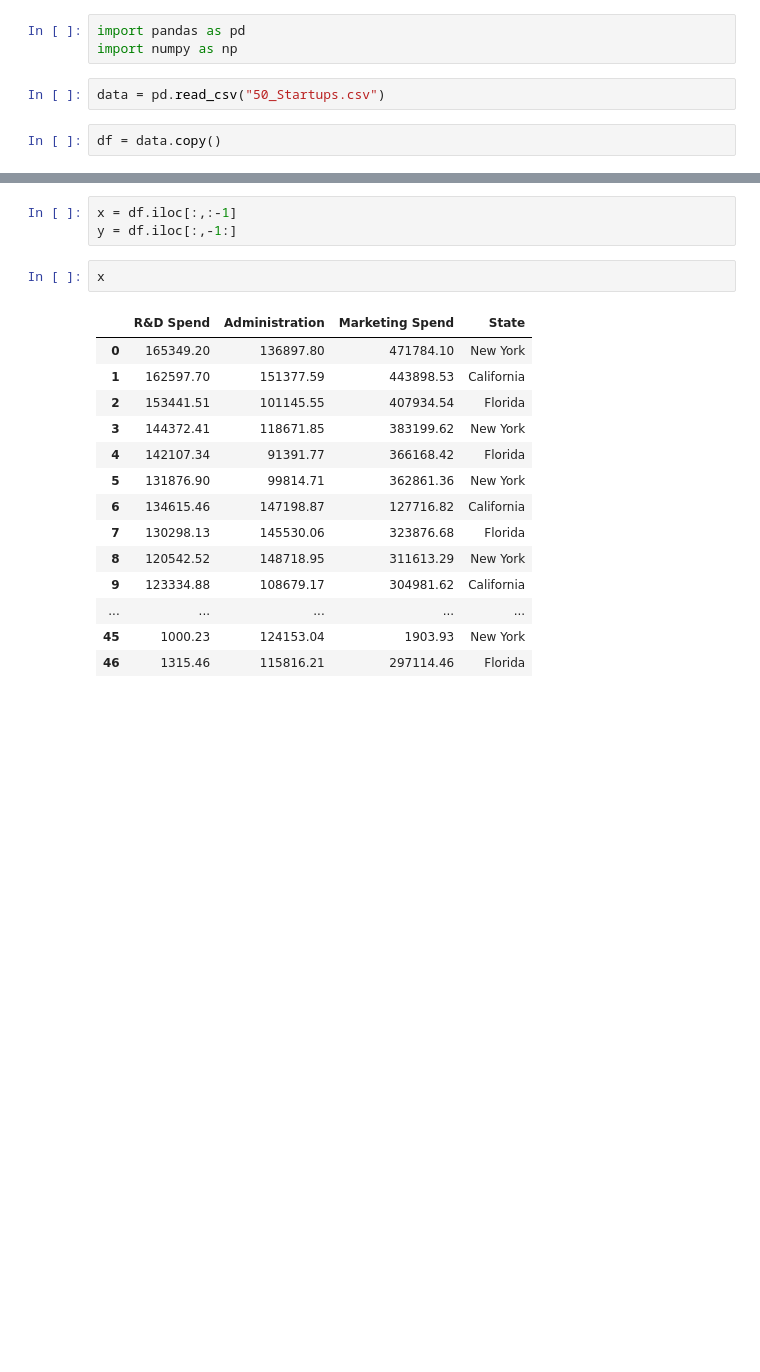
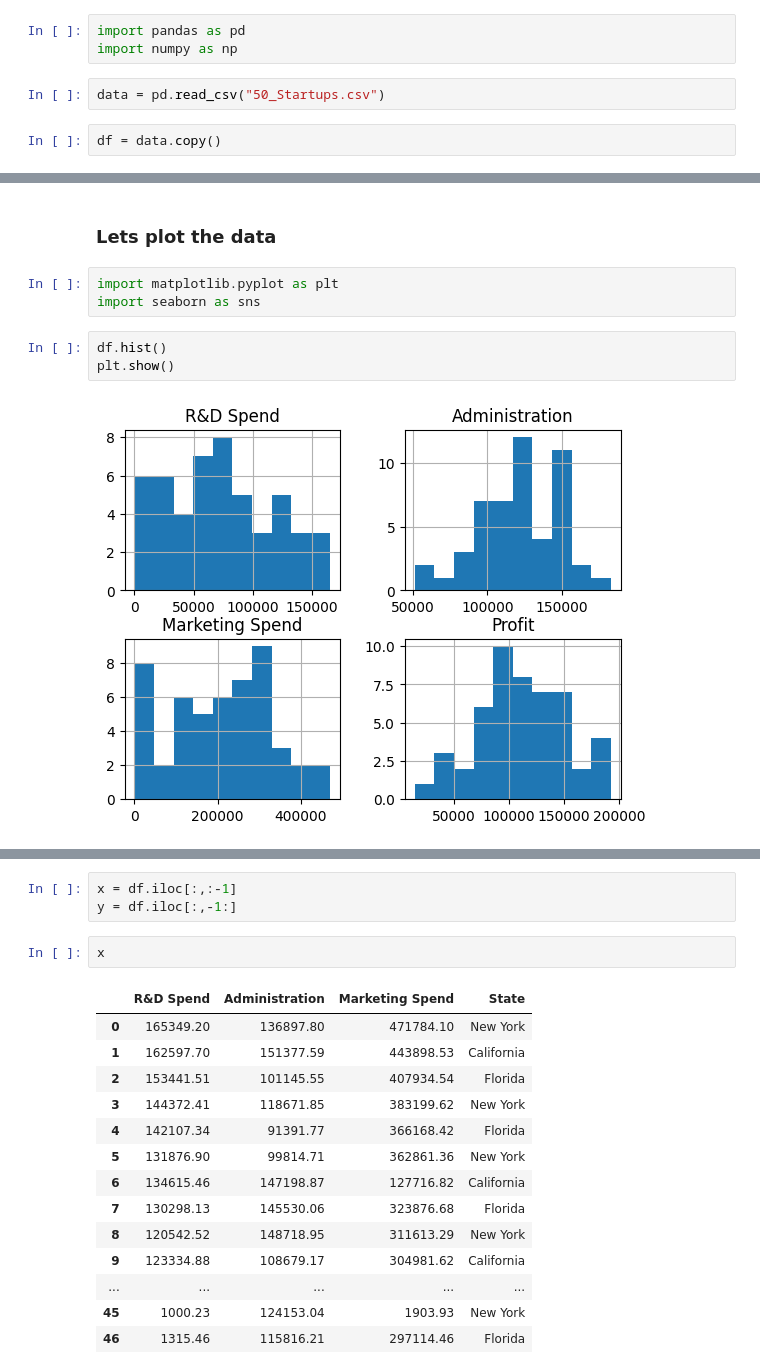
Before and after one commit to its-relative/Excelr, a Jupyter notebook: assignments/mullinearreg/startupsRedifined.ipynb, the cells around one changed output, grey strips where cells are left out. Drawn from its saved outputs; the diff is of its cells as text; blank space fills up the shorter version.

Commit message:
Added all the required visualizations in multiple linear regression.

```diff
--- a/assignments/mullinearreg/startupsRedifined.ipynb
+++ b/assignments/mullinearreg/startupsRedifined.ipynb
@@ -7,0 +70,10 @@ df = data.copy()
+# %% [markdown]
+### Lets plot the data
+# %%
+import matplotlib.pyplot as plt
+import seaborn as sns
+# %%
+df.hist()
+plt.show()
+# %% [output]
+[figure, added]
```
Also changed, not shown: parts of 34 cells of this notebook, 2 other files.
